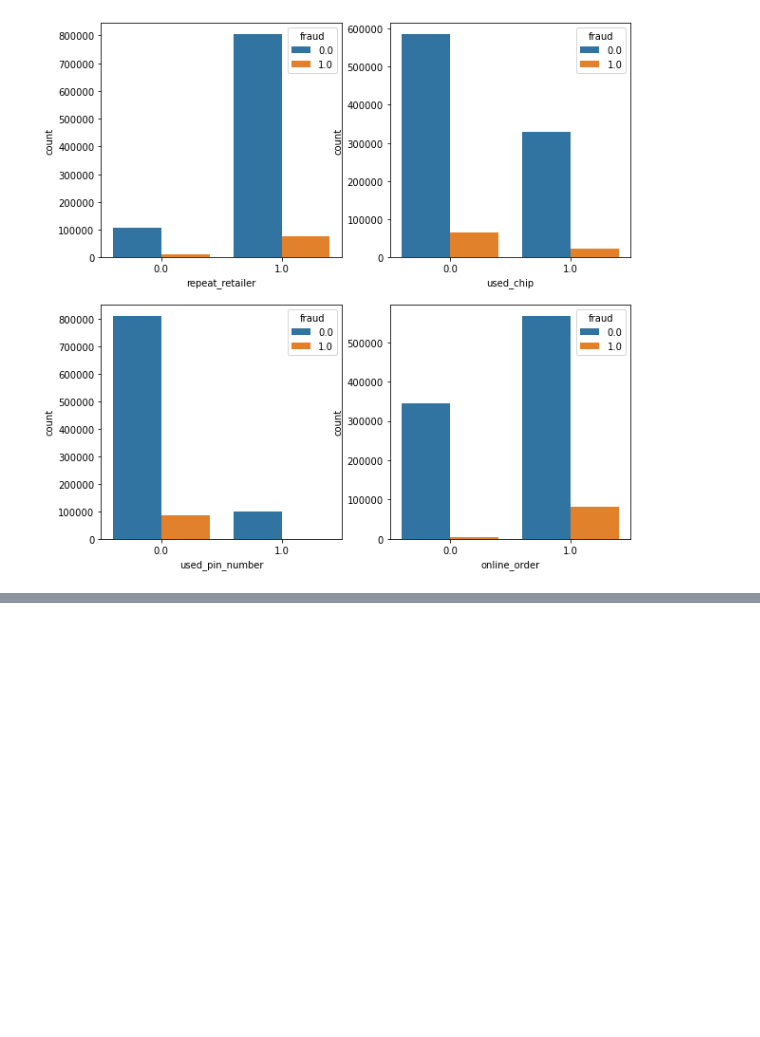
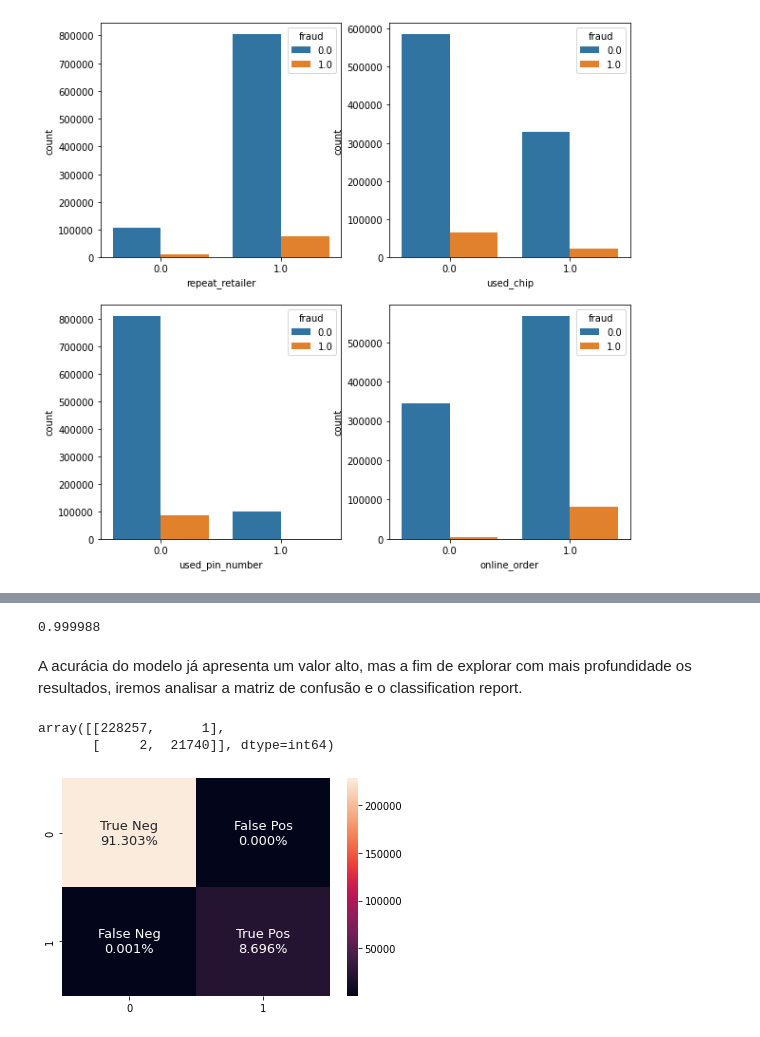
Before and after one commit to eusobergsu/credit_card_fraud, a Jupyter notebook: credit_card.ipynb, the cells around one changed output, grey strips where cells are left out. Cells and saved outputs as stored; diff of their text form; code cells hidden in the pictures; blank space fills up the shorter version.

Commit message:
Modelo Decision Tree

```diff
--- a/credit_card.ipynb
+++ b/credit_card.ipynb
@@ -147,0 +156,4 @@ sns.countplot(ax=axes[1,1],x="online_order", data=df, hue='fraud')
+# %%
+X = df.drop('fraud', axis='columns')
+y = df['fraud']
+X_train, X_test, y_train, y_test = train_test_split(X, y, random_state=42)
@@ -147,0 +172,26 @@ sns.countplot(ax=axes[1,1],x="online_order", data=df, hue='fraud')
+# %%
+decision_tree_model = DecisionTreeClassifier()
+decision_tree_model.fit(X_train, y_train)
+predictions = decision_tree_model.predict(X_test)
+# %%
+accuracy_score(y_test, predictions)
+# %% [output]
+0.999988
+# %% [markdown]
+A acurácia do modelo já apresenta um valor alto, mas a fim de explorar com mais profundidade os resultados, iremos analisar a matriz de confusão e o classification report.
+# %%
+cm = confusion_matrix(y_test, predictions)
+cm
+# %% [output]
+array([[228257,      1],
+       [     2,  21740]], dtype=int64)
+# %%
+groups = ['True Neg','False Pos','False Neg','True Pos']
+percentage_values = ['{0:.3%}'.format(value) for value in cm.flatten() / np.sum(cm)]
+
+labels = [f"{a}\n{b}" for a, b in zip(groups, percentage_values)]
+labels = np.asarray(labels).reshape(2,2)
+
+sns.heatmap(cm, annot=labels, annot_kws={'fontsize':13}, fmt='');
+# %% [output]
+[figure, added]
```
Also changed, not shown: parts of 12 cells of this notebook.
